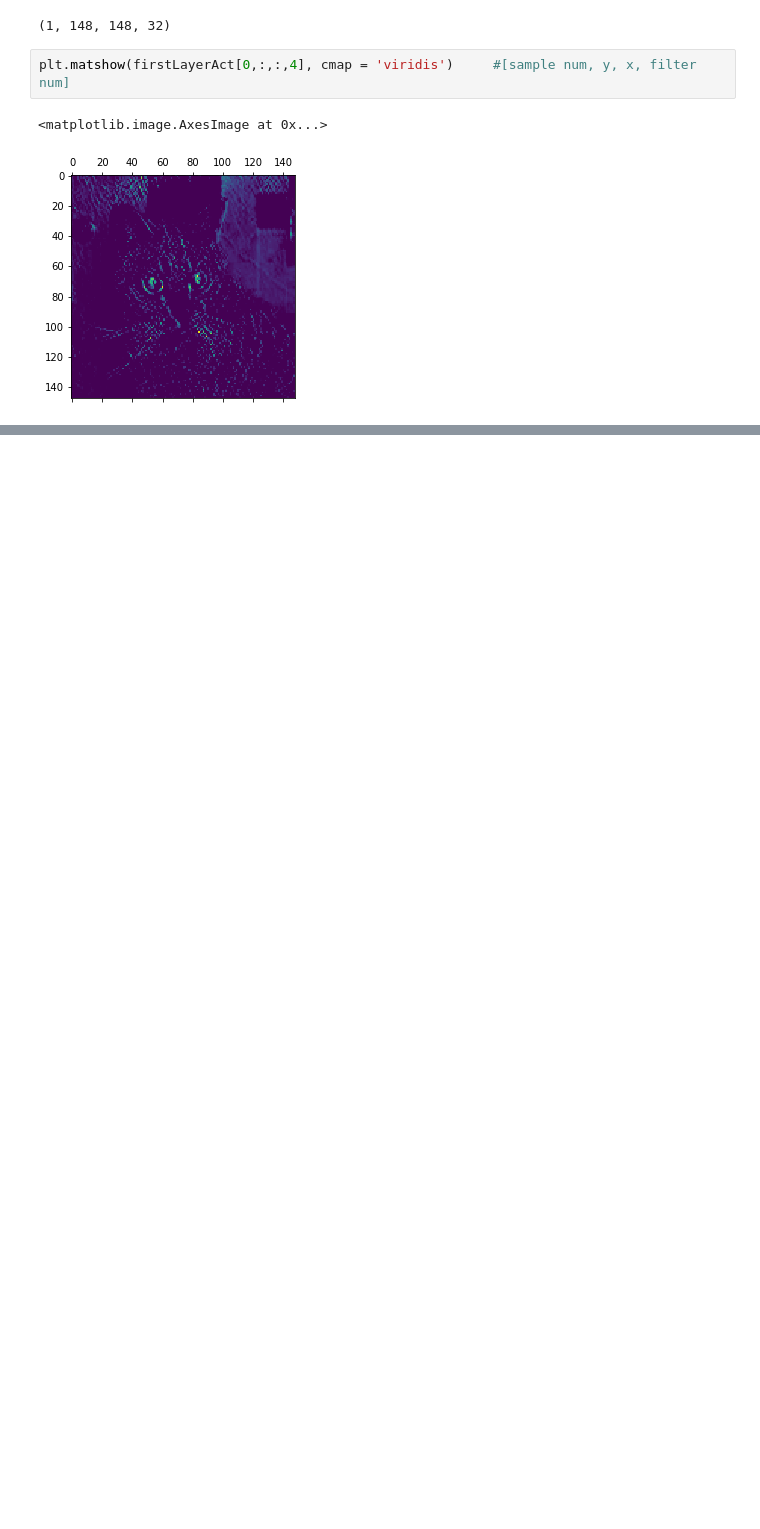
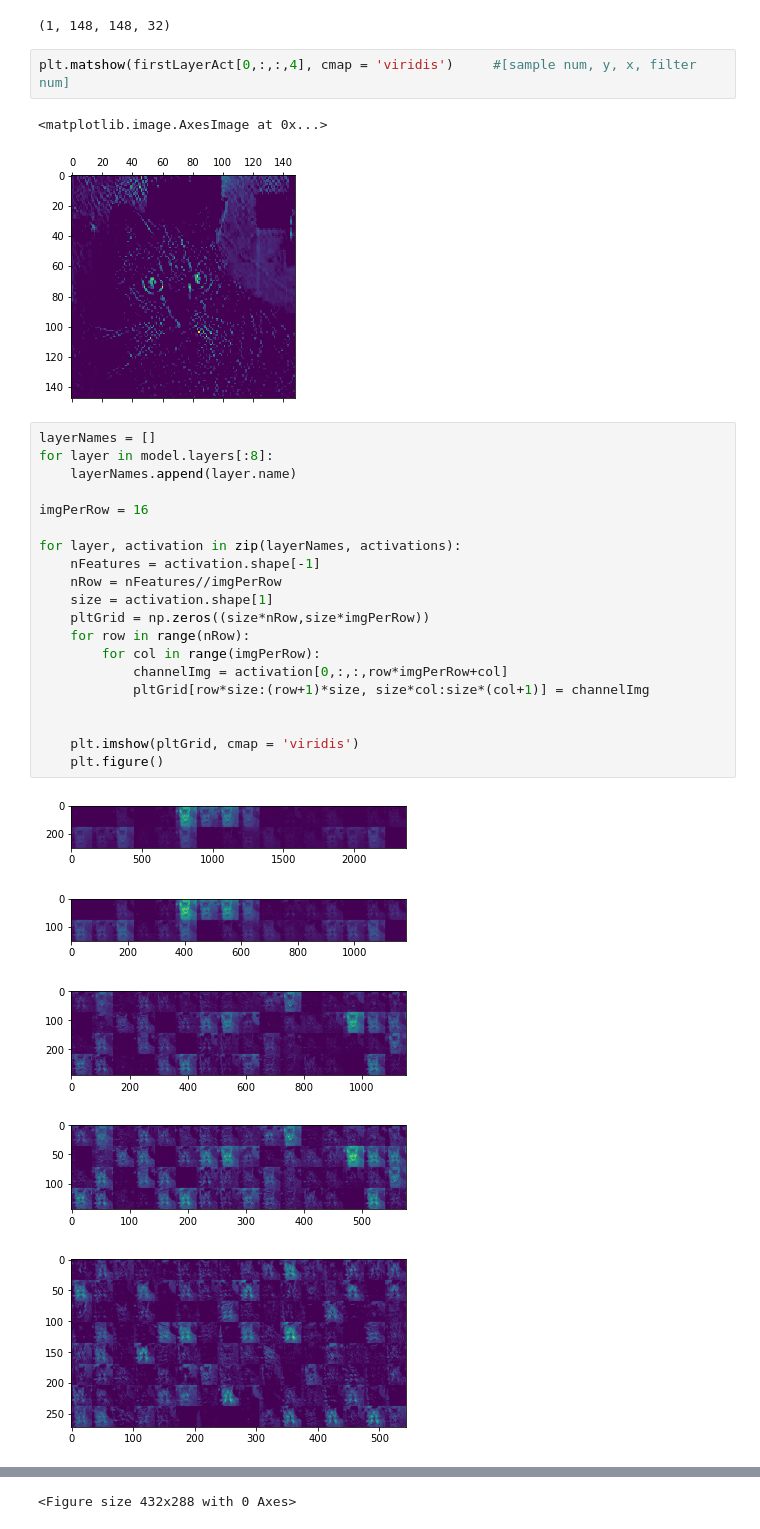
Before and after one commit to noahsolomon0518/Learning-Neural-Networks, a Jupyter notebook: Visuallizing Convolution NN.ipynb, the cells around one changed output, grey strips where cells are left out. Cells and saved outputs as stored; diff of their text form; blank space fills up the shorter version.

```diff
--- a/Visuallizing Convolution NN.ipynb
+++ b/Visuallizing Convolution NN.ipynb
@@ -60,3 +60,29 @@ plt.matshow(firstLayerAct[0,:,:,4], cmap = 'viridis')     #[sample num, y, x, fi
 # %% [output]
 <matplotlib.image.AxesImage at 0x...>
 [figure]
+# %%
+layerNames = []
+for layer in model.layers[:8]:
+    layerNames.append(layer.name)
+
+imgPerRow = 16
+
+for layer, activation in zip(layerNames, activations):
+    nFeatures = activation.shape[-1]
+    nRow = nFeatures//imgPerRow
+    size = activation.shape[1]
+    pltGrid = np.zeros((size*nRow,size*imgPerRow))
+    for row in range(nRow):
+        for col in range(imgPerRow):
+            channelImg = activation[0,:,:,row*imgPerRow+col]
+            pltGrid[row*size:(row+1)*size, size*col:size*(col+1)] = channelImg
+
+
+    plt.imshow(pltGrid, cmap = 'viridis')
+    plt.figure()
+# %% [output]
+[figure, added]
+[figure, added]
+[figure, added]
+[figure, added]
+[figure, added]
@@ -62,0 +92 @@ plt.matshow(firstLayerAct[0,:,:,4], cmap = 'viridis')     #[sample num, y, x, fi
+<Figure size 432x288 with 0 Axes>
```
Also changed, not shown: parts of 2 cells of this notebook, 1 other file.
